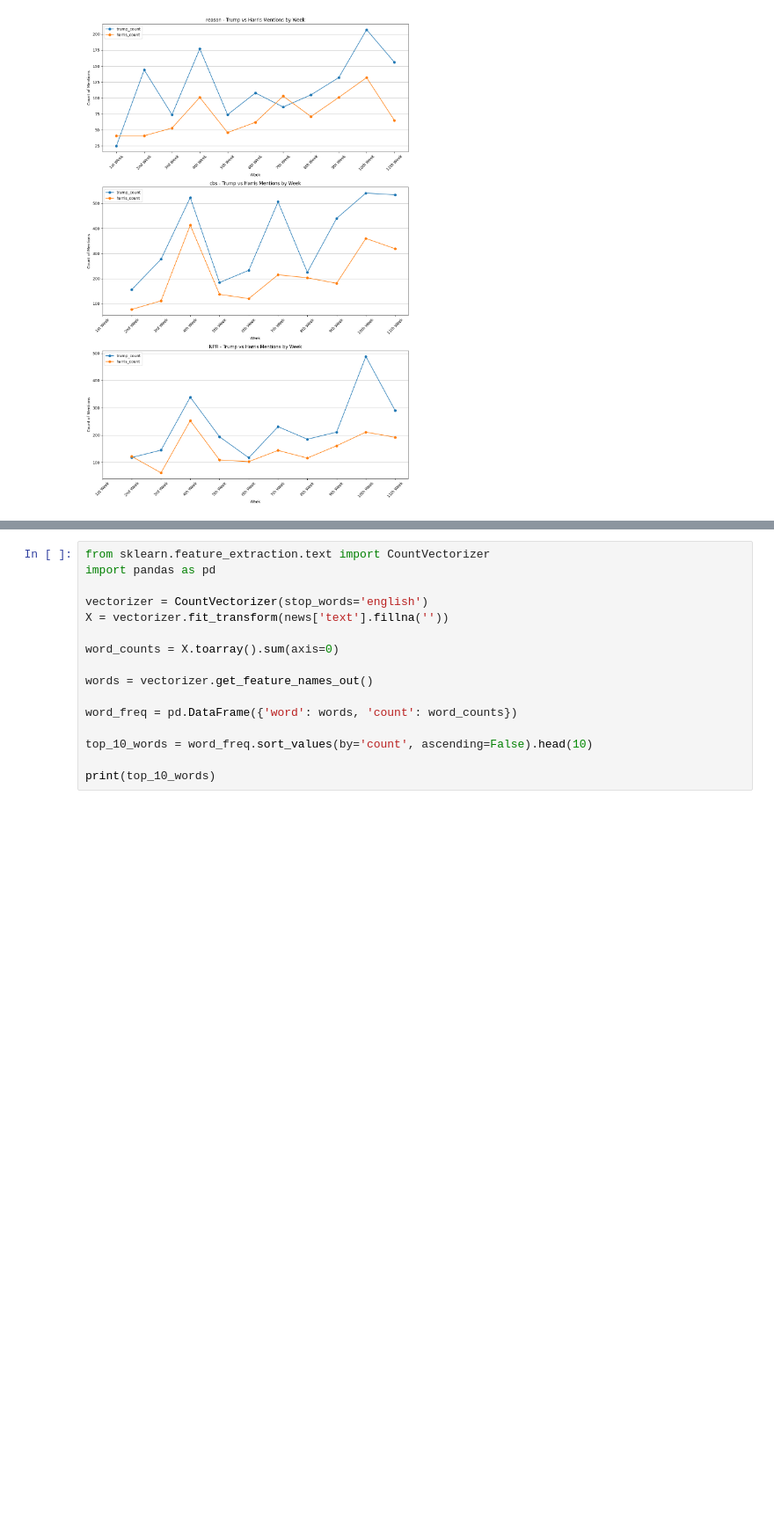
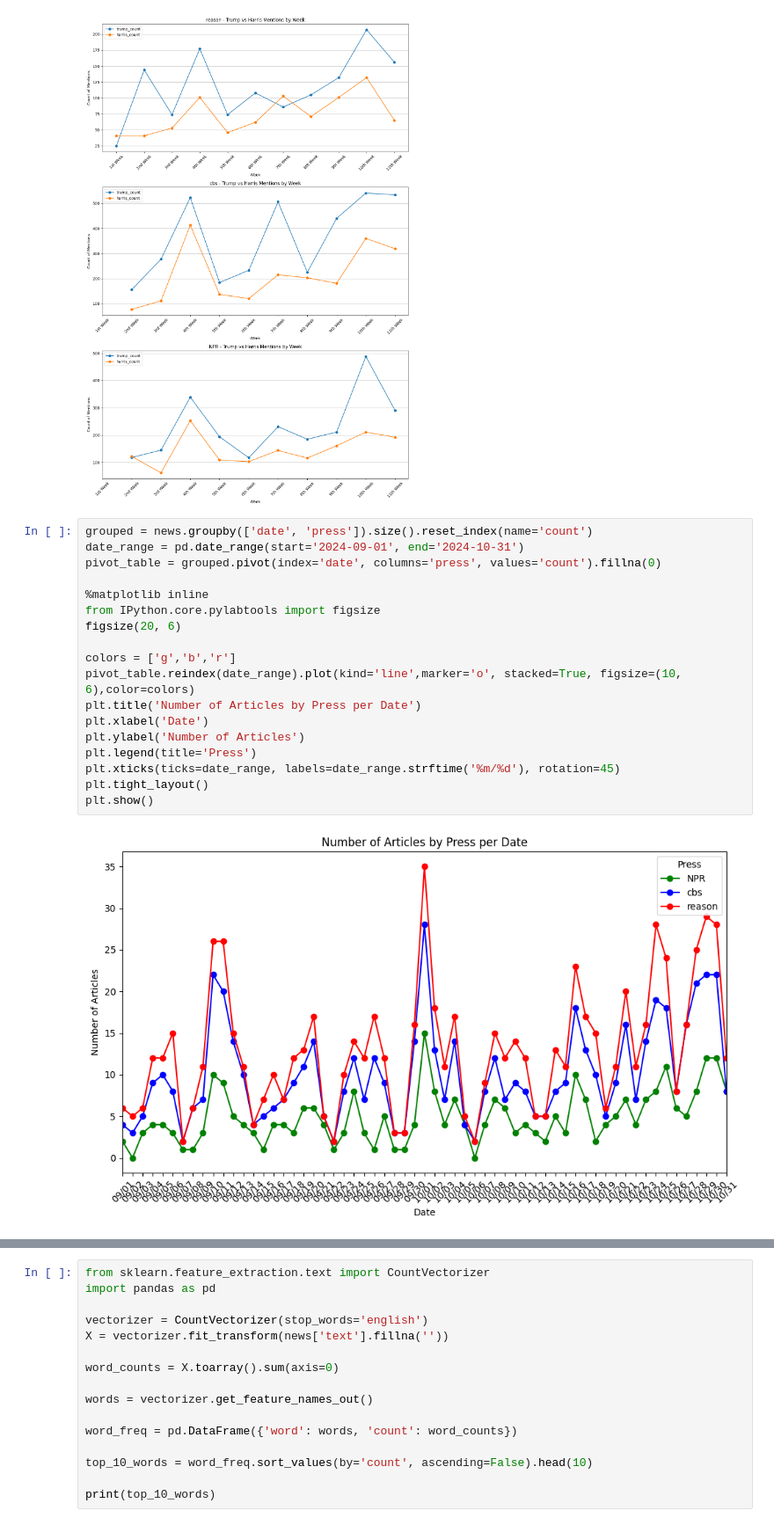
Before and after one commit to b00kkk/US_President_Election_2024, a Jupyter notebook: visualization&analysis/news_visualization&analysis.ipynb, the cells around one changed output, grey strips where cells are left out. Shown at 88% size. Drawn from its saved outputs; the diff is of its cells as text; blank space fills up the shorter version.

```diff
--- a/visualization&analysis/news_visualization&analysis.ipynb
+++ b/visualization&analysis/news_visualization&analysis.ipynb
@@ -151,3 +166,23 @@ plt.tight_layout()
 plt.show()
 # %% [output]
 [figure]
+# %%
+grouped = news.groupby(['date', 'press']).size().reset_index(name='count')
+date_range = pd.date_range(start='2024-09-01', end='2024-10-31')
+pivot_table = grouped.pivot(index='date', columns='press', values='count').fillna(0)
+
+%matplotlib inline
+from IPython.core.pylabtools import figsize
+figsize(20, 6)
+
+colors = ['g','b','r']
+pivot_table.reindex(date_range).plot(kind='line',marker='o', stacked=True, figsize=(10, 6),color=colors)
+plt.title('Number of Articles by Press per Date')
+plt.xlabel('Date')
+plt.ylabel('Number of Articles')
+plt.legend(title='Press')
+plt.xticks(ticks=date_range, labels=date_range.strftime('%m/%d'), rotation=45)
+plt.tight_layout()
+plt.show()
+# %% [output]
+[figure, added]
```
Also changed, not shown: parts of 11 cells of this notebook.
